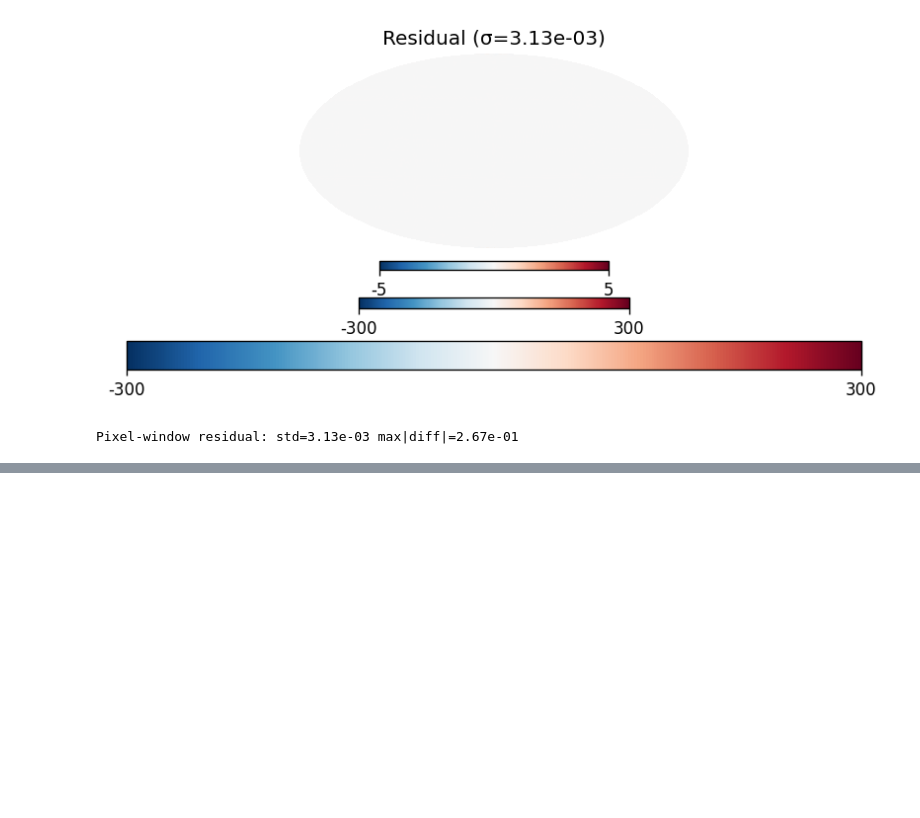
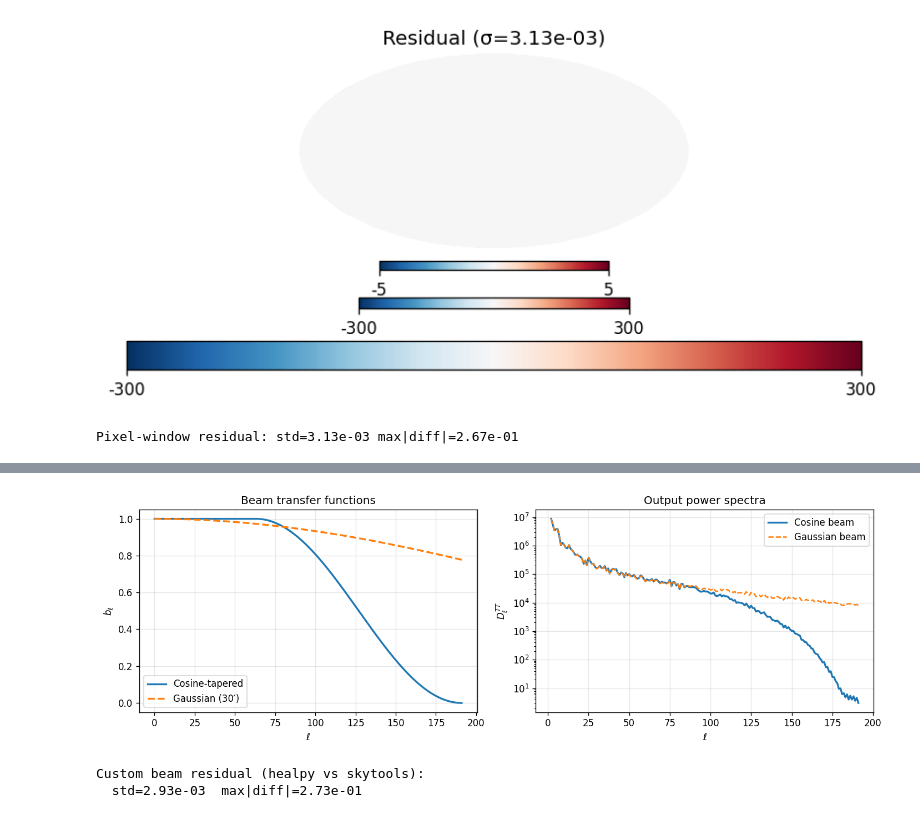
Before and after one commit to zonca/zonca.dev, a Jupyter notebook: posts/2026-05-05-healpy-skytools-change-resolution.ipynb, the cells around one changed output, grey strips where cells are left out. Drawn from its saved outputs; the diff is of its cells as text; code cells hidden in the pictures; blank space fills up the shorter version.

```diff
--- a/posts/2026-05-05-healpy-skytools-change-resolution.ipynb
+++ b/posts/2026-05-05-healpy-skytools-change-resolution.ipynb
@@ -281,0 +298,71 @@ Pixel-window residual: std=3.13e-03 max|diff|=2.67e-01
+# %%
+NSIDE_IN = 256
+NSIDE_OUT = 64
+LMAX_IN = 3 * NSIDE_IN - 1
+LMAX_OUT = 3 * NSIDE_OUT - 1
+
+# Cosine-tapered beam: smooth rolloff, non-Gaussian
+ell = np.arange(LMAX_OUT + 1, dtype=float)
+ell_knee = LMAX_OUT // 3
+cosine_beam = np.where(ell <= ell_knee, 1.0,
+              0.5 * (1 + np.cos(np.pi * (ell - ell_knee) / (LMAX_OUT - ell_knee))))
+cosine_beam[LMAX_OUT:] = 0.0
+
+cls_in = planck_like_cls(LMAX_IN)
+alm = hp.synalm(cls_in[0], lmax=LMAX_IN)
+map_in = hp.alm2map(alm, nside=NSIDE_IN)
+
+# healpy: beam_window_out (1D for T-only)
+map_hp_cos = hp.harmonic_ud_grade(
+    map_in, nside_out=NSIDE_OUT, pol=False, pixwin=False,
+    beam_window_out=cosine_beam,
+)
+
+# skytools: beam_out (1D for mode="i")
+map_st_cos = st.change_resolution(
+    map_in, nside_out=NSIDE_OUT, mode="i", lmax_sht=LMAX_OUT,
+    beam_out=cosine_beam,
+)
+
+res_cos = map_hp_cos - map_st_cos
+
+# Compare with a Gaussian beam of similar width
+fwhm_gauss = np.radians(30.0 / 60.0)  # 30 arcmin in radians
+gauss_beam_arr = hp.gauss_beam(fwhm_gauss, lmax=LMAX_OUT)
+
+map_hp_gauss = hp.harmonic_ud_grade(
+    map_in, nside_out=NSIDE_OUT, pol=False, pixwin=False,
+    beam_window_out=gauss_beam_arr,
+)
+
+# Compare power spectra: cosine vs Gaussian beam output
+cl_cos = hp.anafast(map_hp_cos, lmax=LMAX_OUT)
+cl_gauss = hp.anafast(map_hp_gauss, lmax=LMAX_OUT)
+
+fig, axes = plt.subplots(1, 2, figsize=(12, 4))
+ell_plot = np.arange(LMAX_OUT + 1)
+axes[0].plot(ell_plot, cosine_beam, label="Cosine-tapered", lw=2)
+axes[0].plot(ell_plot, gauss_beam_arr, label="Gaussian (30′)", ls="--", lw=2)
+axes[0].set_xlabel(r"$\ell$")
+axes[0].set_ylabel(r"$b_\ell$")
+axes[0].set_title("Beam transfer functions")
+axes[0].legend()
+axes[0].grid(alpha=0.3)
+
+ells = np.arange(2, LMAX_OUT + 1)
+axes[1].semilogy(ells, cl_cos[2:] * ells * (ells + 1) / (2*np.pi), label="Cosine beam", lw=2)
+axes[1].semilogy(ells, cl_gauss[2:] * ells * (ells + 1) / (2*np.pi), label="Gaussian beam", ls="--", lw=1.5)
+axes[1].set_xlabel(r"$\ell$")
+axes[1].set_ylabel(r"$D_\ell^{TT}$")
+axes[1].set_title("Output power spectra")
+axes[1].legend()
+axes[1].grid(alpha=0.3)
+plt.tight_layout()
+plt.show()
+
+print(f"\nCustom beam residual (healpy vs skytools):")
+print(f"  std={res_cos.std():.2e}  max|diff|={np.abs(res_cos).max():.2e}")
+# %% [output]
+[figure, added]
+Custom beam residual (healpy vs skytools):
+  std=2.93e-03  max|diff|=2.73e-01
```
Also changed, not shown: parts of 5 cells of this notebook.
